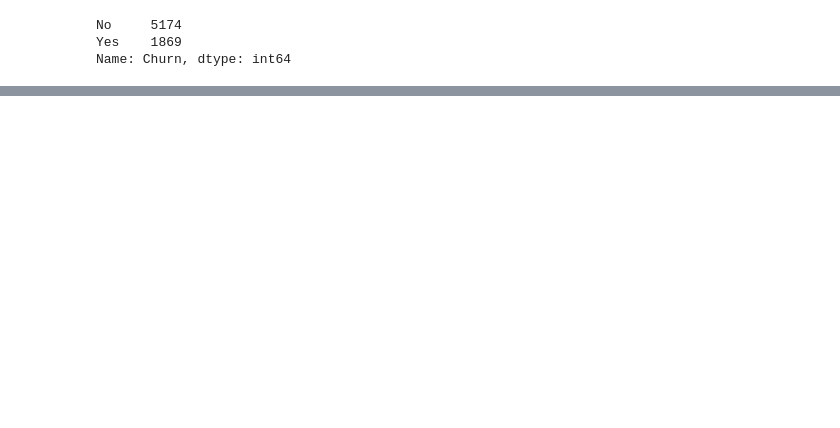
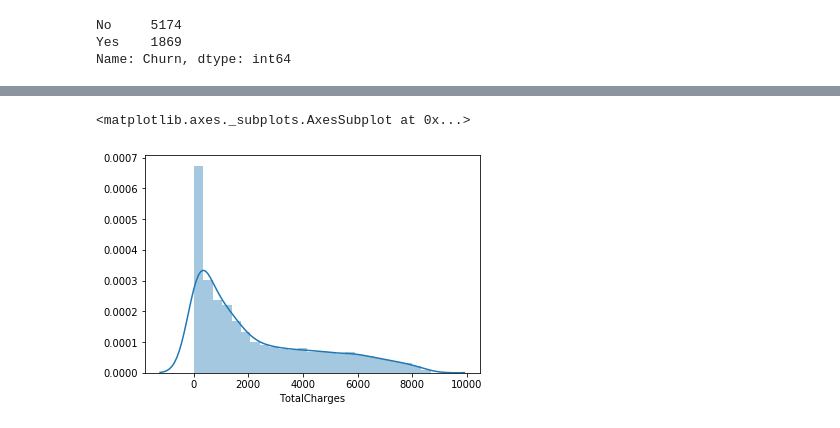
Before and after one commit to datascience-enthu/Files, a Jupyter notebook: customer_churn.ipynb, the cells around one changed output, grey strips where cells are left out. Cells and saved outputs as stored; diff of their text form; code cells hidden in the pictures; blank space fills up the shorter version.

```diff
--- a/customer_churn.ipynb
+++ b/customer_churn.ipynb
@@ -149,0 +328,5 @@ AttributeError: 'DataFrame' object has no attribute 'dtype'
+# %%
+sns.distplot(data['TotalCharges'])
+# %% [output]
+<matplotlib.axes._subplots.AxesSubplot at 0x...>
+[figure, added]
```
Also changed, not shown: parts of 29 cells of this notebook.
